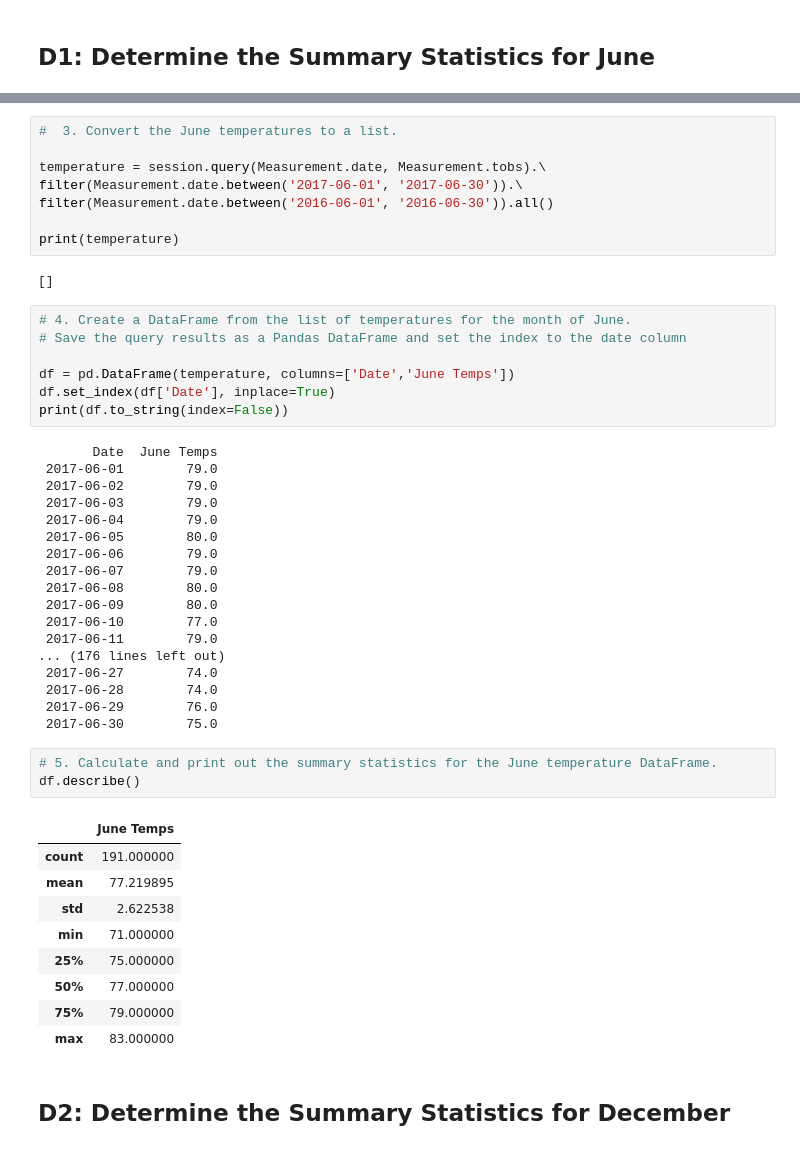
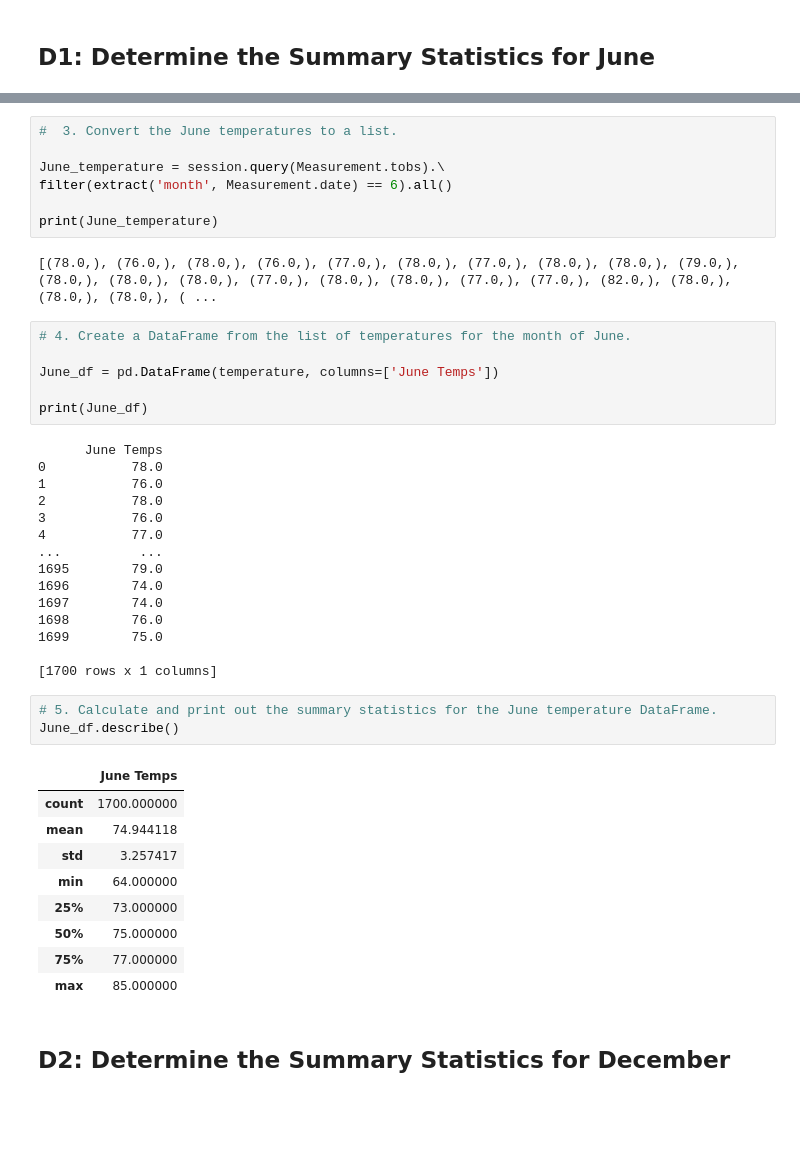
Before and after one commit to ashley-green1/surfs_up, a Jupyter notebook: SurfsUp_Challenge.ipynb, the cells around one changed output, grey strips where cells are left out. Drawn from its saved outputs; the diff is of its cells as text; blank space fills up the shorter version.

```diff
--- a/SurfsUp_Challenge.ipynb
+++ b/SurfsUp_Challenge.ipynb
@@ -46,51 +61,46 @@ AttributeError: 'tuple' object has no attribute 'filter'
 # %%
 #  3. Convert the June temperatures to a list.
 
-temperature = session.query(Measurement.date, Measurement.tobs).\
-filter(Measurement.date.between('2017-06-01', '2017-06-30')).\
-filter(Measurement.date.between('2016-06-01', '2016-06-30')).all()
+June_temperature = session.query(Measurement.tobs).\
+filter(extract('month', Measurement.date) == 6).all()
 
-print(temperature)
+print(June_temperature)
 # %% [output]
-[]
+[(78.0,), (76.0,), (78.0,), (76.0,), (77.0,), (78.0,), (77.0,), (78.0,), (78.0,), (79.0,), (78.0,), (78.0,), (78.0,), (77.0,), (78.0,), (78.0,), (77.0,), (77.0,), (82.0,), (78.0,), (78.0,), (78.0,), ( ...
 # %%
 # 4. Create a DataFrame from the list of temperatures for the month of June.
-# Save the query results as a Pandas DataFrame and set the index to the date column
 
-df = pd.DataFrame(temperature, columns=['Date','June Temps'])
-df.set_index(df['Date'], inplace=True)
-print(df.to_string(index=False))
+June_df = pd.DataFrame(temperature, columns=['June Temps'])
+
+print(June_df)
 # %% [output]
-       Date  June Temps
- 2017-06-01        79.0
- 2017-06-02        79.0
- 2017-06-03        79.0
- 2017-06-04        79.0
- 2017-06-05        80.0
- 2017-06-06        79.0
- 2017-06-07        79.0
- 2017-06-08        80.0
- 2017-06-09        80.0
- 2017-06-10        77.0
- 2017-06-11        79.0
-... (176 lines left out)
- 2017-06-27        74.0
- 2017-06-28        74.0
- 2017-06-29        76.0
- 2017-06-30        75.0
+      June Temps
+0           78.0
+1           76.0
+2           78.0
+3           76.0
+4           77.0
+...          ...
+1695        79.0
+1696        74.0
+1697        74.0
+1698        76.0
+1699        75.0
+
+[1700 rows x 1 columns]
 # %%
 # 5. Calculate and print out the summary statistics for the June temperature DataFrame.
-df.describe()
+June_df.describe()
 # %% [output]
 |  | June Temps |
-| count | 191.000000 |
-| mean | 77.219895 |
-| std | 2.622538 |
-| min | 71.000000 |
-| 25% | 75.000000 |
-| 50% | 77.000000 |
-| 75% | 79.000000 |
-| max | 83.000000 |
+| count | 1700.000000 |
+| mean | 74.944118 |
+| std | 3.257417 |
+| min | 64.000000 |
+| 25% | 73.000000 |
+| 50% | 75.000000 |
+| 75% | 77.000000 |
+| max | 85.000000 |
 # %% [markdown]
 ## D2: Determine the Summary Statistics for December
 # %%
```
Also changed, not shown: parts of 5 cells of this notebook.
